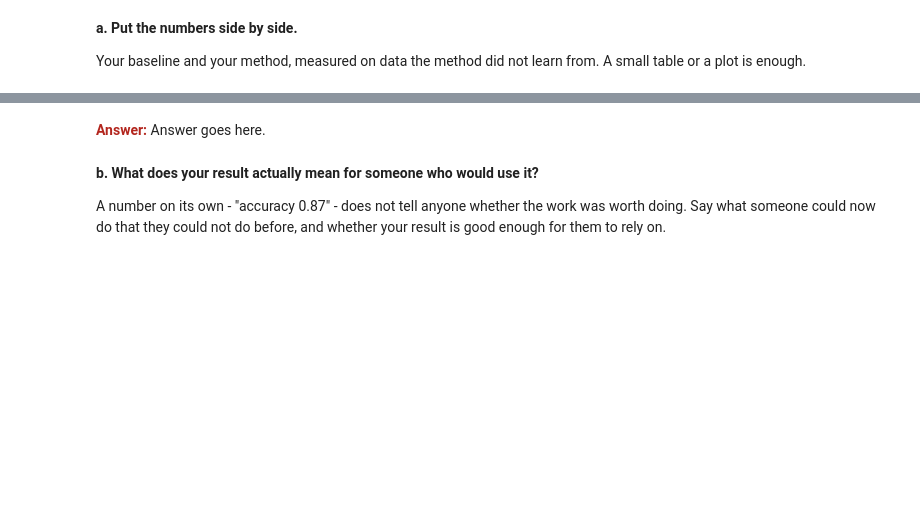
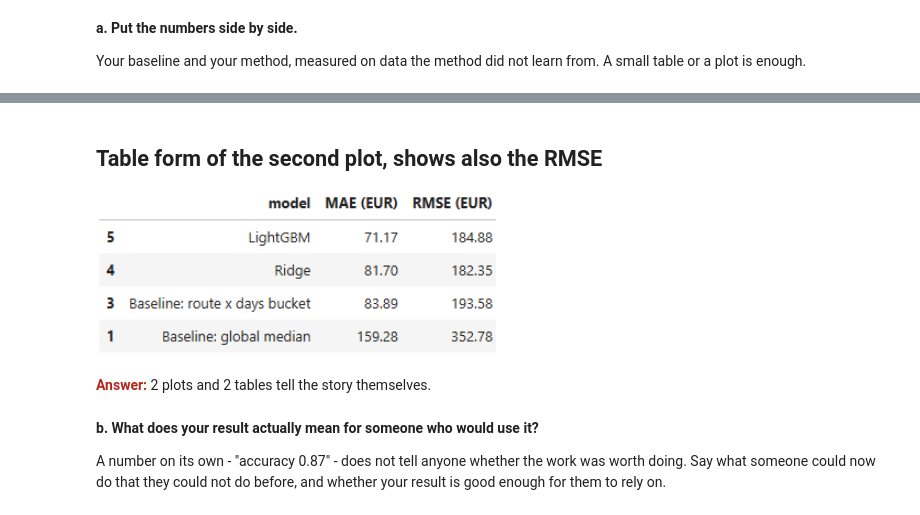
Before and after one commit to NazarZavrinUT/Introduction_to_Data_Science_project, a Jupyter notebook: IDS2026_HW10.ipynb, the cells around one changed output, grey strips where cells are left out. Saved outputs shown, nothing was run; the diff lists cells and outputs as text; code cells hidden in the pictures; blank space fills up the shorter version.

```diff
--- a/IDS2026_HW10.ipynb
+++ b/IDS2026_HW10.ipynb
@@ -355,5 +514,11 @@ Your baseline and your method, measured on data the method did not learn from. A
+# %% [markdown]
+## Table form of the second plot, shows also the RMSE
+# %%
+Image(filename="results_table_final.png", width=400)
+# %% [output]
+[figure, added]
 # %% [markdown]
-<span style="color:#B3261E;"><strong>Answer:</strong></span> Answer goes here.
+<span style="color:#B3261E;"><strong>Answer:</strong></span> 2 plots and 2 tables tell the story themselves.
 # %% [markdown]
 **b. What does your result actually mean for someone who would use it?**
 
```
Also changed, not shown: parts of 27 cells of this notebook.
